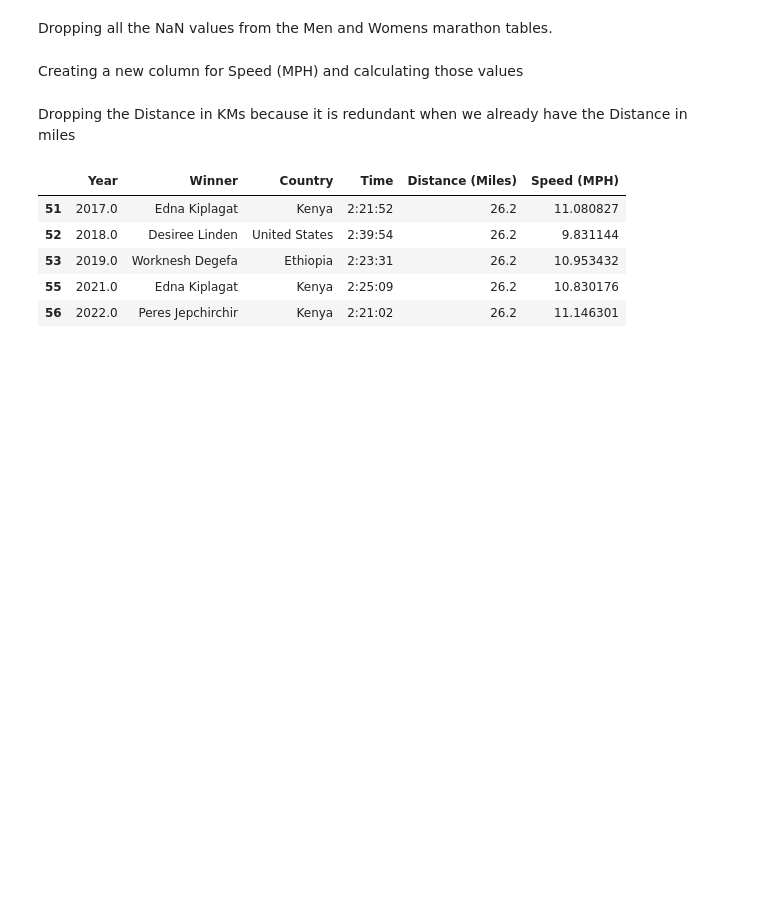
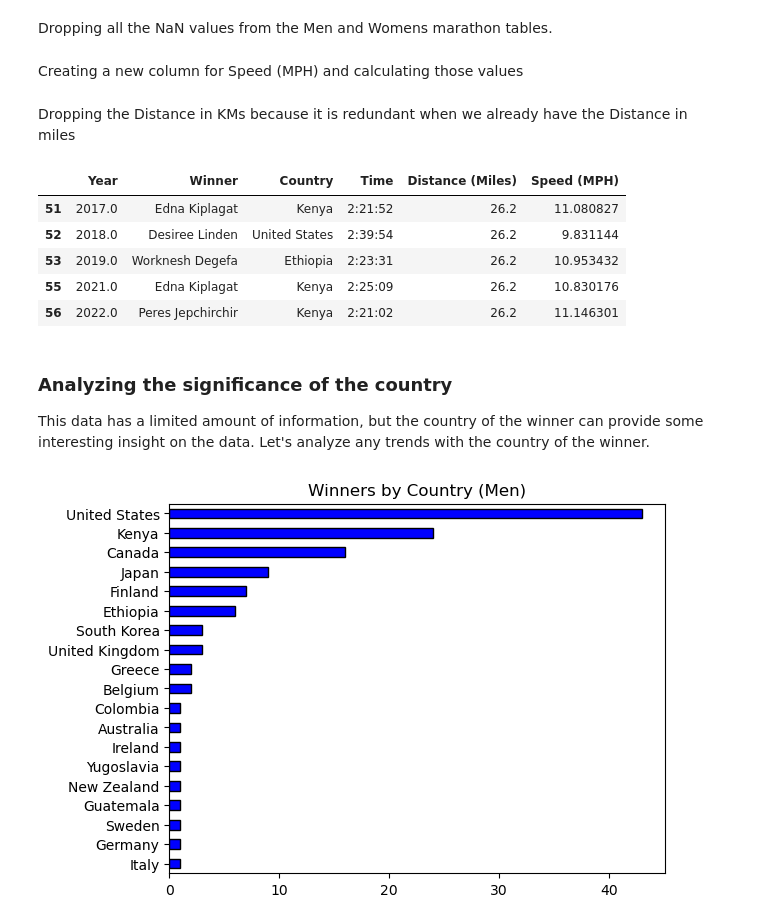
Before and after one commit to jembar-cpp/CS4650-Capstone, a Jupyter notebook: Capstone.ipynb, the cells around one changed output. Saved outputs shown, nothing was run; the diff lists cells and outputs as text; code cells hidden in the pictures; blank space fills up the shorter version.

Commit message:
country analysis

```diff
--- a/Capstone.ipynb
+++ b/Capstone.ipynb
@@ -100,3 +100,12 @@ data_f.tail()
 | 53 | 2019.0 | Worknesh Degefa | Ethiopia | 2:23:31 | 26.2 | 10.953432 |
 | 55 | 2021.0 | Edna Kiplagat | Kenya | 2:25:09 | 26.2 | 10.830176 |
 | 56 | 2022.0 | Peres Jepchirchir | Kenya | 2:21:02 | 26.2 | 11.146301 |
+# %% [markdown]
+### Analyzing the significance of the country
+
+This data has a limited amount of information, but the country of the winner can provide some interesting insight on the data. Let's analyze any trends with the country of the winner.
+# %%
+ax = data_m['Country'].value_counts().plot(kind='barh', edgecolor='black', color='blue', title='Winners by Country (Men)')
+ax.invert_yaxis()
+# %% [output]
+[figure, added]
```
Also changed, not shown: parts of 7 cells of this notebook.
